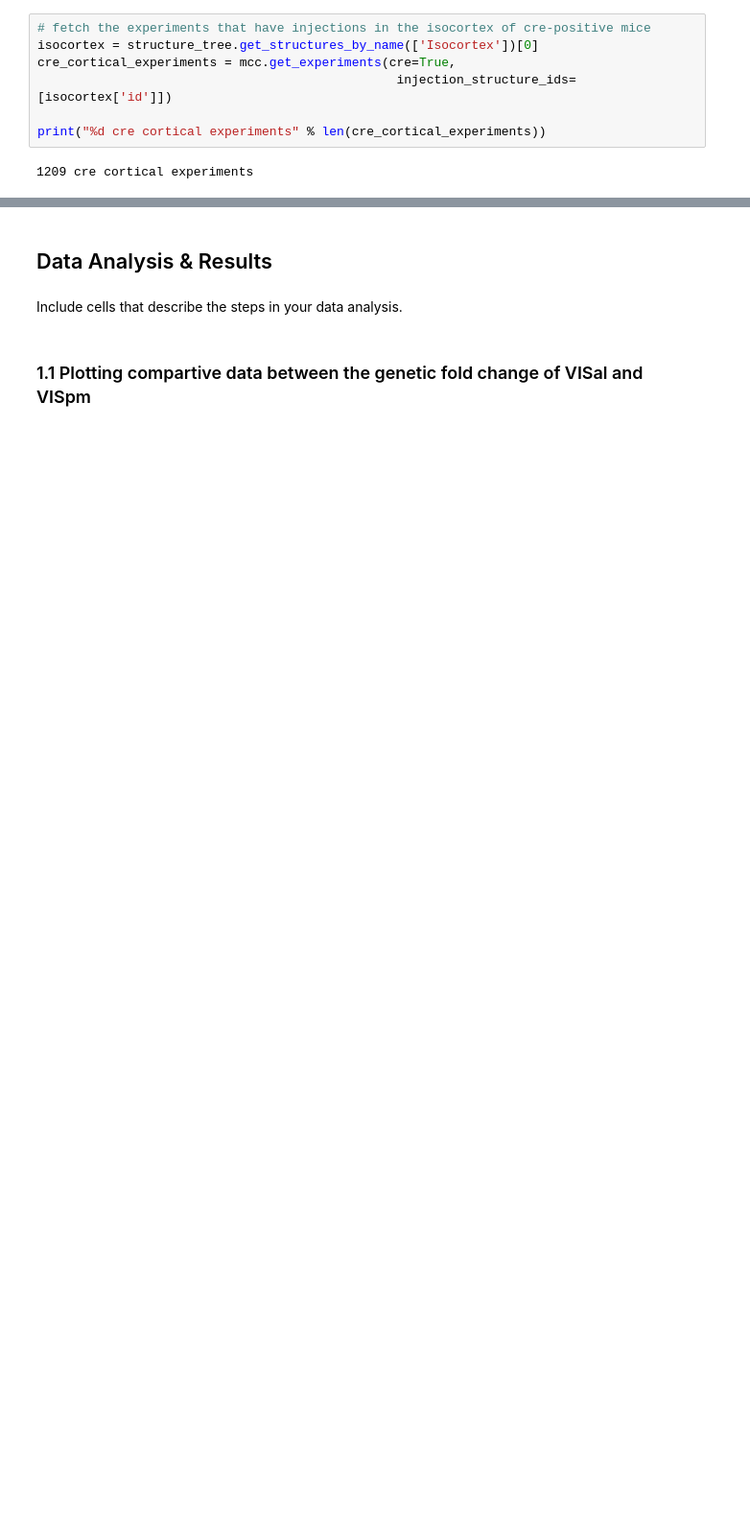
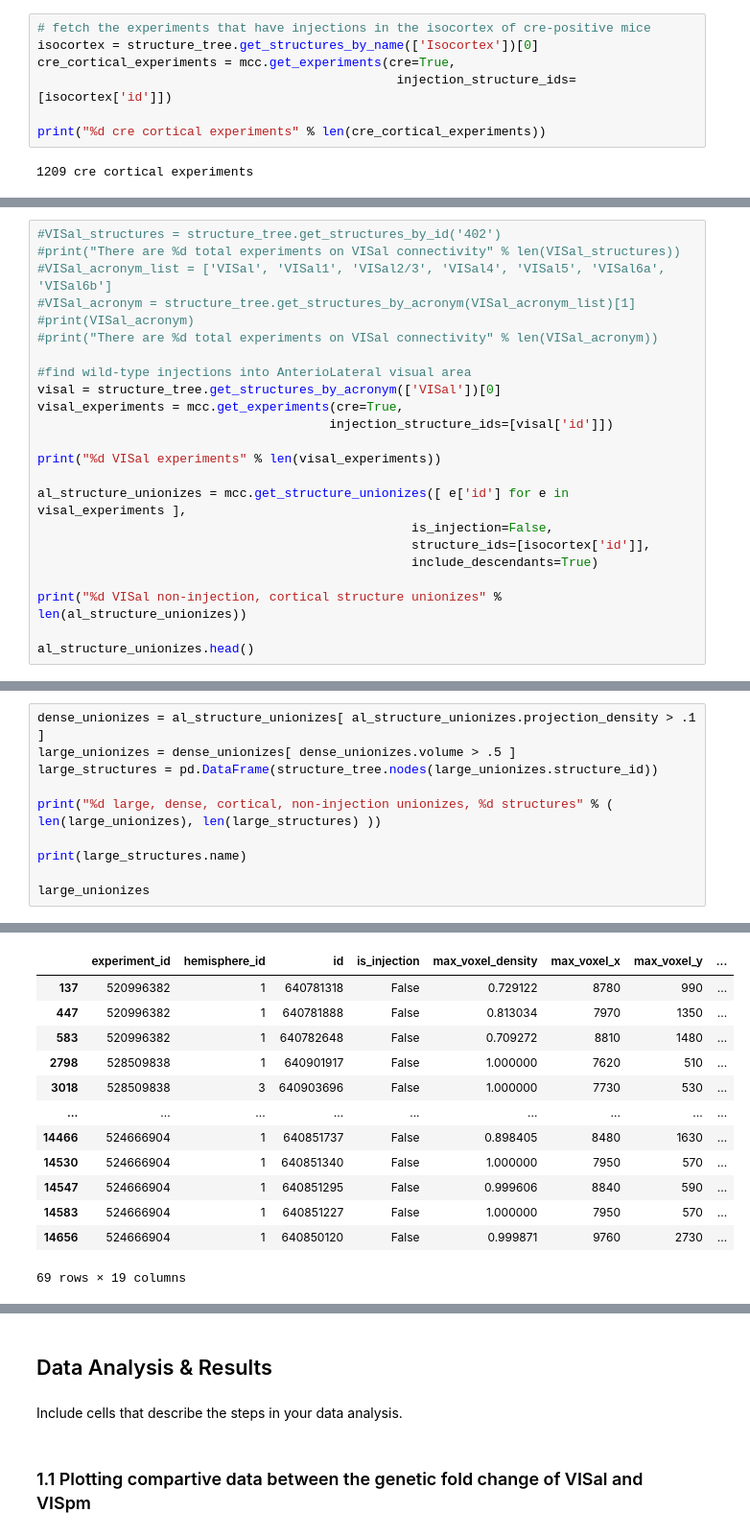
Before and after one commit to tthd0214/CellTypeProject, a Jupyter notebook: FinalProject/BIPN 162 Final Project Group 8.ipynb, the cells around one changed output, grey strips where cells are left out. Shown at 96% size. Drawn from its saved outputs; the diff is of its cells as text; blank space fills up the shorter version.

Commit message:
Connectivity update

```diff
--- a/FinalProject/BIPN 162 Final Project Group 8.ipynb
+++ b/FinalProject/BIPN 162 Final Project Group 8.ipynb
@@ -509,0 +537,23 @@ print("%d cre cortical experiments" % len(cre_cortical_experiments))
+# %%
+#VISal_structures = structure_tree.get_structures_by_id('402')
+#print("There are %d total experiments on VISal connectivity" % len(VISal_structures))
+#VISal_acronym_list = ['VISal', 'VISal1', 'VISal2/3', 'VISal4', 'VISal5', 'VISal6a', 'VISal6b']
+#VISal_acronym = structure_tree.get_structures_by_acronym(VISal_acronym_list)[1]
+#print(VISal_acronym)
+#print("There are %d total experiments on VISal connectivity" % len(VISal_acronym))
+
+#find wild-type injections into AnterioLateral visual area
+visal = structure_tree.get_structures_by_acronym(['VISal'])[0]
+visal_experiments = mcc.get_experiments(cre=True,
+                                       injection_structure_ids=[visal['id']])
+
+print("%d VISal experiments" % len(visal_experiments))
+
+al_structure_unionizes = mcc.get_structure_unionizes([ e['id'] for e in visal_experiments ],
+                                                  is_injection=False,
+                                                  structure_ids=[isocortex['id']],
+                                                  include_descendants=True)
+
+print("%d VISal non-injection, cortical structure unionizes" % len(al_structure_unionizes))
+
+al_structure_unionizes.head()
@@ -509,0 +569,11 @@ print("%d cre cortical experiments" % len(cre_cortical_experiments))
+# %%
+dense_unionizes = al_structure_unionizes[ al_structure_unionizes.projection_density > .1 ]
+large_unionizes = dense_unionizes[ dense_unionizes.volume > .5 ]
+large_structures = pd.DataFrame(structure_tree.nodes(large_unionizes.structure_id))
+
+print("%d large, dense, cortical, non-injection unionizes, %d structures" % ( len(large_unionizes), len(large_structures) ))
+
+print(large_structures.name)
+
+large_unionizes
+# %% [output]
@@ -510 +593,14 @@ print("%d cre cortical experiments" % len(cre_cortical_experiments))
+|  | experiment_id | hemisphere_id | id | is_injection | max_voxel_density | max_voxel_x | max_voxel_y | ... |
+| 137 | 520996382 | 1 | 640781318 | False | 0.729122 | 8780 | 990 | ... |
+| 447 | 520996382 | 1 | 640781888 | False | 0.813034 | 7970 | 1350 | ... |
+| 583 | 520996382 | 1 | 640782648 | False | 0.709272 | 8810 | 1480 | ... |
+| 2798 | 528509838 | 1 | 640901917 | False | 1.000000 | 7620 | 510 | ... |
+| 3018 | 528509838 | 3 | 640903696 | False | 1.000000 | 7730 | 530 | ... |
+| ... | ... | ... | ... | ... | ... | ... | ... | ... |
+| 14466 | 524666904 | 1 | 640851737 | False | 0.898405 | 8480 | 1630 | ... |
+| 14530 | 524666904 | 1 | 640851340 | False | 1.000000 | 7950 | 570 | ... |
+| 14547 | 524666904 | 1 | 640851295 | False | 0.999606 | 8840 | 590 | ... |
+| 14583 | 524666904 | 1 | 640851227 | False | 1.000000 | 7950 | 570 | ... |
+| 14656 | 524666904 | 1 | 640850120 | False | 0.999871 | 9760 | 2730 | ... |
+69 rows × 19 columns
 # %%
```
Also changed, not shown: parts of 15 cells of this notebook, 44 other files.
